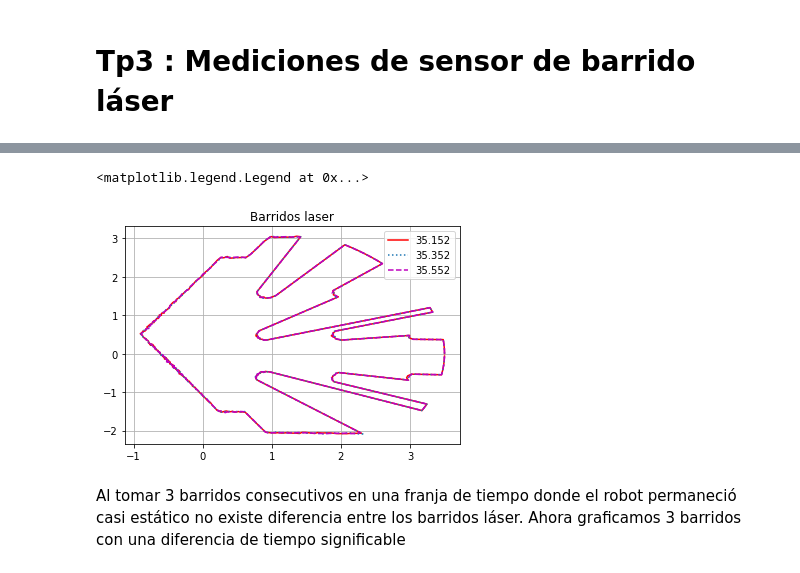
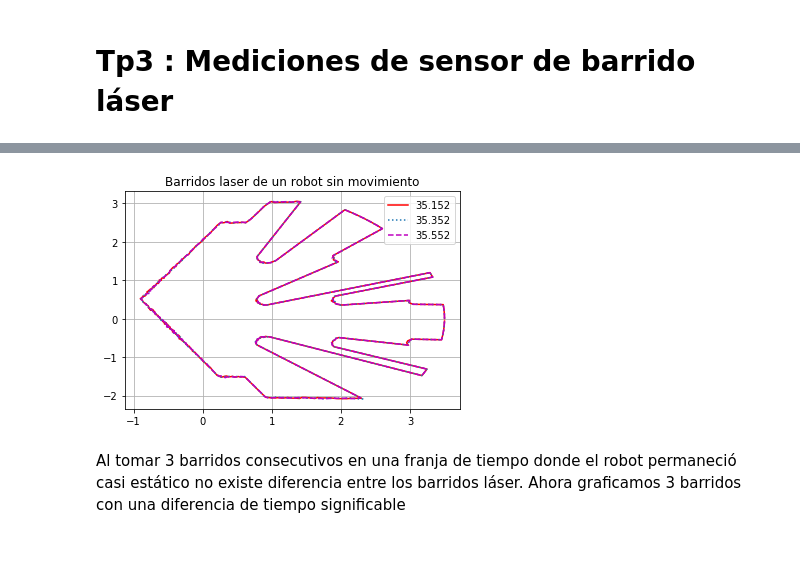
Before and after one commit to matias-dogliani/robotic_repo, a Jupyter notebook: Tp3/tp3.ipynb, the cells around one changed output, grey strips where cells are left out. Drawn from its saved outputs; the diff is of its cells as text; code cells hidden in the pictures.

```diff
--- a/Tp3/tp3.ipynb
+++ b/Tp3/tp3.ipynb
@@ -59,25 +59,25 @@ puntos.append(Scandata.loc[2,1:])
 # %%
 linea = ['r-', ':','m--']
 
 
 plt.figure(1)
-plt.title("Barridos laser")
+plt.title("Barridos laser de un robot sin movimiento")
 plt.grid('true')
 for j in range(len(puntos)):
     ax  = []
     ay = []
     for i,rho in enumerate(puntos[j]):
         res = 2*np.pi / 360
         x = rho * np.cos(res*i)
         y = rho* np.sin(res*i)
         ax.append(x)
         ay.append(y)
 
     plt.plot(ax,ay,linea[j], label = Scandata.loc[j,0])
 plt.legend()
+plt.savefig("./imgs/barridos_consecutivos_robot_estatico.png")
 # %% [output]
-<matplotlib.legend.Legend at 0x...>
-[figure, old version]
+[figure, new version]
 # %% [markdown]
 Al tomar 3 barridos consecutivos en una franja de tiempo donde el robot permaneció casi estático no existe diferencia entre los barridos láser. Ahora graficamos 3 barridos con una diferencia de tiempo significable
 # %%
```
Also changed, not shown: parts of 14 cells of this notebook, 4 other files.
